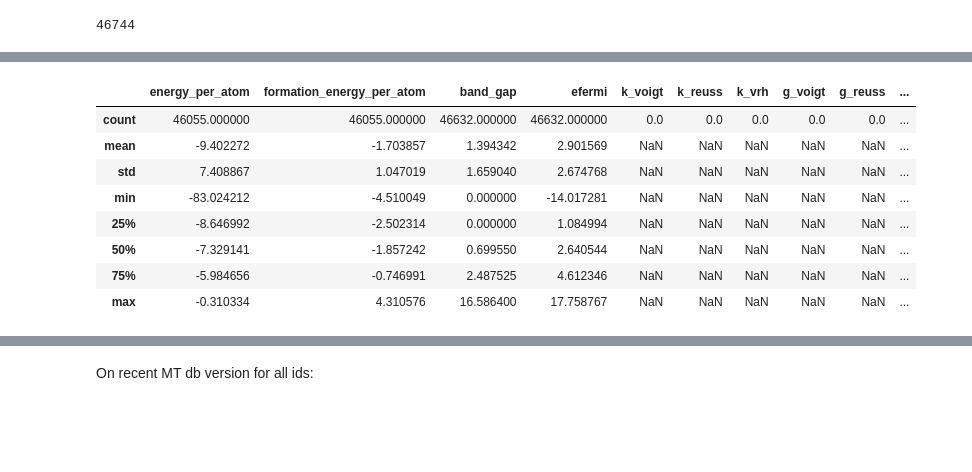
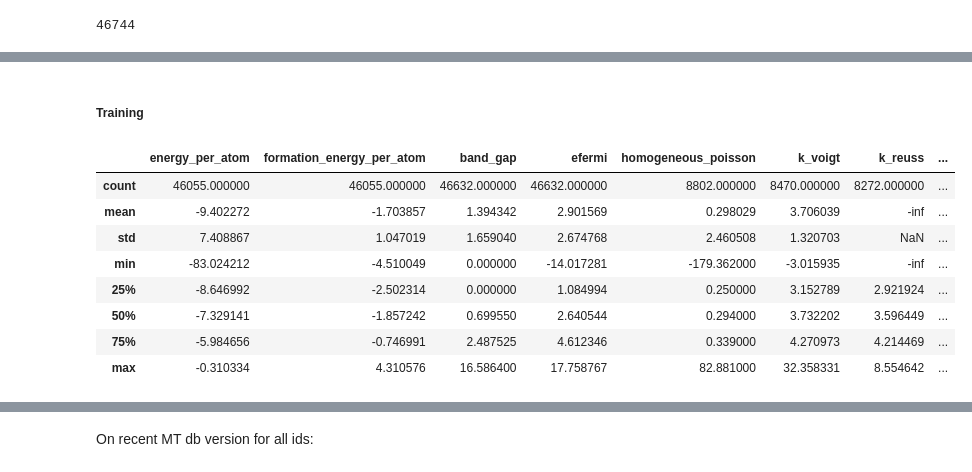
Before and after one commit to ricet8ur/rcgcnn, a Jupyter notebook: learn.ipynb, the cells around one changed output, grey strips where cells are left out. Drawn from its saved outputs; the diff is of its cells as text; code cells hidden in the pictures; blank space fills up the shorter version.

```diff
--- a/learn.ipynb
+++ b/learn.ipynb
@@ -261,43 +314,14 @@ def uncompress_all():
 # %%
-# print data statistics for first dataset
-basedir = './data/root/data/'
-
+# for individual files
 # propfiles = os.listdir(basedir)
 # def load_properties_from_json(file):
 #     filename = os.path.basename(file)
 #     with open(basedir + file, "rb") as f:
 #         properties = json.load(f)
 #         return (filename, properties)
-#     return None
-
-
-def load_properties_from_bin(file):
-    with open(file, "rb") as f:
-        properties = mp.unpackb(f.read())
-        return properties
-    return None
-
 # propdata = dict()
 # for file in propfiles:
 #     name,prop=load_properties_from_json(file)
 #     for key in prop.keys():
 #         propdata.setdefault(key,[])
 #         propdata[key].append(prop[key])
-
-full_df = pd.DataFrame(load_properties_from_bin(basedir + "props.bin")).transpose()
-import numpy as np
-
-# for moduli in ["k_voigt", "k_reuss", "k_vrh", "g_voigt", "g_reuss", "g_vrh"]:
-#     full_df[moduli] = np.log(full_df[moduli])
-full_df.describe()
-# f.to_csv('./test_missing.csv')
-# %% [output]
-|  | energy_per_atom | formation_energy_per_atom | band_gap | efermi | k_voigt | k_reuss | k_vrh | g_voigt | g_reuss | ... |
-| count | 46055.000000 | 46055.000000 | 46632.000000 | 46632.000000 | 0.0 | 0.0 | 0.0 | 0.0 | 0.0 | ... |
-| mean | -9.402272 | -1.703857 | 1.394342 | 2.901569 | NaN | NaN | NaN | NaN | NaN | ... |
-| std | 7.408867 | 1.047019 | 1.659040 | 2.674768 | NaN | NaN | NaN | NaN | NaN | ... |
-| min | -83.024212 | -4.510049 | 0.000000 | -14.017281 | NaN | NaN | NaN | NaN | NaN | ... |
-| 25% | -8.646992 | -2.502314 | 0.000000 | 1.084994 | NaN | NaN | NaN | NaN | NaN | ... |
-| 50% | -7.329141 | -1.857242 | 0.699550 | 2.640544 | NaN | NaN | NaN | NaN | NaN | ... |
-| 75% | -5.984656 | -0.746991 | 2.487525 | 4.612346 | NaN | NaN | NaN | NaN | NaN | ... |
-| max | -0.310334 | 4.310576 | 16.586400 | 17.758767 | NaN | NaN | NaN | NaN | NaN | ... |
@@ -310 +328,25 @@ full_df.describe()
+# %% [markdown]
+##### Training
+# %%
+# print data statistics for current dataset
+import ormsgpack as mp
+
+def load_from_bin(file):
+    with open(file, "rb") as f:
+        properties = mp.unpackb(f.read())
+        return properties
+
+
+full_df = pd.DataFrame(load_from_bin(props_file)).transpose()
+full_df.describe()
+# %% [output]
+|  | energy_per_atom | formation_energy_per_atom | band_gap | efermi | homogeneous_poisson | k_voigt | k_reuss | ... |
+| count | 46055.000000 | 46055.000000 | 46632.000000 | 46632.000000 | 8802.000000 | 8470.000000 | 8272.000000 | ... |
+| mean | -9.402272 | -1.703857 | 1.394342 | 2.901569 | 0.298029 | 3.706039 | -inf | ... |
+| std | 7.408867 | 1.047019 | 1.659040 | 2.674768 | 2.460508 | 1.320703 | NaN | ... |
+| min | -83.024212 | -4.510049 | 0.000000 | -14.017281 | -179.362000 | -3.015935 | -inf | ... |
+| 25% | -8.646992 | -2.502314 | 0.000000 | 1.084994 | 0.250000 | 3.152789 | 2.921924 | ... |
+| 50% | -7.329141 | -1.857242 | 0.699550 | 2.640544 | 0.294000 | 3.732202 | 3.596449 | ... |
+| 75% | -5.984656 | -0.746991 | 2.487525 | 4.612346 | 0.339000 | 4.270973 | 4.214469 | ... |
+| max | -0.310334 | 4.310576 | 16.586400 | 17.758767 | 82.881000 | 32.358331 | 8.554642 | ... |
 # %%
```
Also changed, not shown: parts of 46 cells of this notebook, 2 other files.
